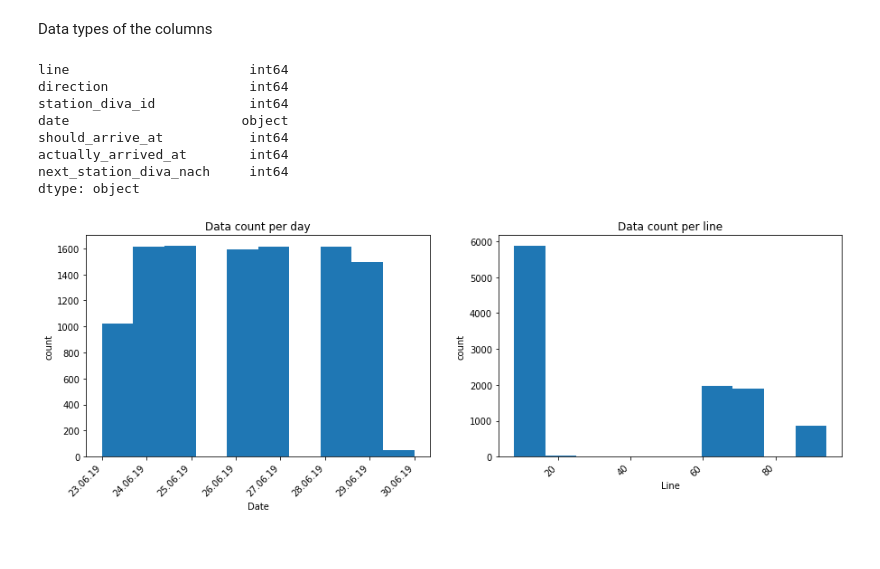
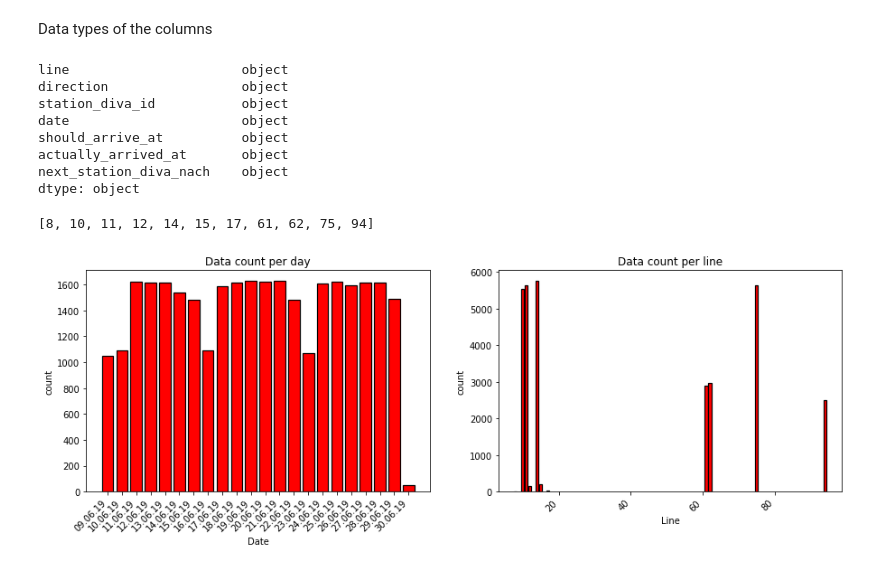
Before and after one commit to mfaizanse/path4-delay-prediction, a Jupyter notebook: delay_prediction.ipynb, the cells around one changed output. Saved outputs shown, nothing was run; the diff lists cells and outputs as text; code cells hidden in the pictures.

```diff
--- a/delay_prediction.ipynb
+++ b/delay_prediction.ipynb
@@ -25,8 +5,0 @@ Filtering columns
-# %%
-ds = dataSet.loc[:, ['linie', 'richtung', 'halt_diva_von', 'datum_von', 'soll_an_von', 'ist_an_von', 'halt_diva_nach']]
-
-ds.columns = ['line', 'direction', 'station_diva_id', 'date', 'should_arrive_at',
-              'actually_arrived_at', 'next_station_diva_nach']
-
-print('data shape: ', ds.shape)
-ds.head(5)
@@ -40,0 +6,20 @@ data shape:  (1420407, 7)
+# %%
+col_names = ['line', 'direction', 'station_diva_id', 'date', 'should_arrive_at',
+              'actually_arrived_at', 'next_station_diva_nach']
+stationDS = pd.DataFrame(columns=col_names)
+targetStationId = 2572
+# %%
+csv_names = ['fahrzeiten_soll_ist_20190623_20190629.csv',
+             'fahrzeiten_soll_ist_20190616_20190622.csv',
+             'fahrzeiten_soll_ist_20190609_20190615.csv']
+
+for name in csv_names:
+    dataSet = pd.read_csv('data/' + name)
+    ds = dataSet.loc[:, ['linie', 'richtung', 'halt_diva_von', 'datum_von', 'soll_an_von', 'ist_an_von', 'halt_diva_nach']]
+    ds = ds.loc[ds['halt_diva_von'] == targetStationId]
+    ds.columns = col_names
+    stationDS = stationDS.append(ds)
+# %%
+print('stationDS data shape: ', stationDS.shape)
+stationDS = stationDS.sort_values(by='date', ascending=True)
+stationDS.head(10)
@@ -61,39 +42,48 @@ data shape:  (10614, 7)
 # %% [markdown]
 Data types of the columns
 # %%
-ds.dtypes
+stationDS.dtypes
 # %% [output]
-line                       int64
-direction                  int64
-station_diva_id            int64
+line                      object
+direction                 object
+station_diva_id           object
 date                      object
-should_arrive_at           int64
-actually_arrived_at        int64
-next_station_diva_nach     int64
+should_arrive_at          object
+actually_arrived_at       object
+next_station_diva_nach    object
 dtype: object
 # %%
-count_per_day = ds.groupby('date').count()
+ds = stationDS
 
 # fig, ax = plt.subplots()
 # ax.set_title('Data count per day')
 # ax.set_ylabel('count')
 # ax.plot(count_per_day.index, count_per_day.line)
 # ax.margins(x=0, y=0)
 
 # plt.hist(ds.date)
 # plt.ylabel('Data count per day');
 
 
 # Set up the plotting layout
 fig, (ax1, ax2) = plt.subplots(nrows=1, ncols=2, figsize = (15,5))
 fig.autofmt_xdate(rotation = 45)
 
 ax1.set_xlabel('Date'); ax1.set_ylabel('count'); ax1.set_title('Data count per day')
-ax1.hist(ds.date)
+# ax1.hist(ds.date)
+count_per_day = ds.groupby('date').count()
+ax1.bar(count_per_day.index, count_per_day.line, orientation = 'vertical', color = 'r', edgecolor = 'k', linewidth = 1.2);
+
 
 ax2.set_xlabel('Line'); ax2.set_ylabel('count'); ax2.set_title('Data count per line')
-ax2.hist(ds.line);
+# ax2.hist(ds.line);
+count_per_line = ds.groupby('line').count()
+ax2.bar(count_per_line.index, count_per_line.date, orientation = 'vertical', color = 'r', edgecolor = 'k', linewidth = 1.2);
+lines = ds.line.unique()
+print(sorted(lines))
+# plt.xticks(count_per_line.index, count_per_line['index'].apply(str), rotation='vertical')
 # %% [output]
+[8, 10, 11, 12, 14, 15, 17, 61, 62, 75, 94]
-[figure, old version]
+[figure, new version]
 # %%
 features = ds;
```
Also changed, not shown: parts of 17 cells of this notebook.
